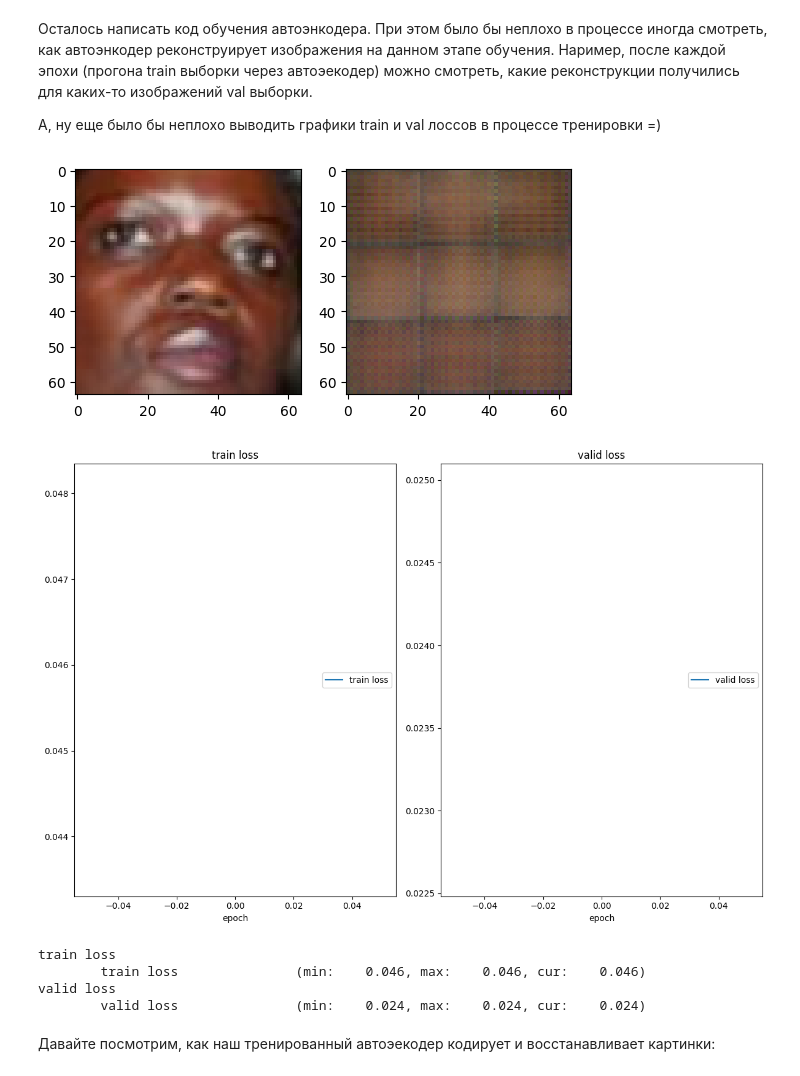
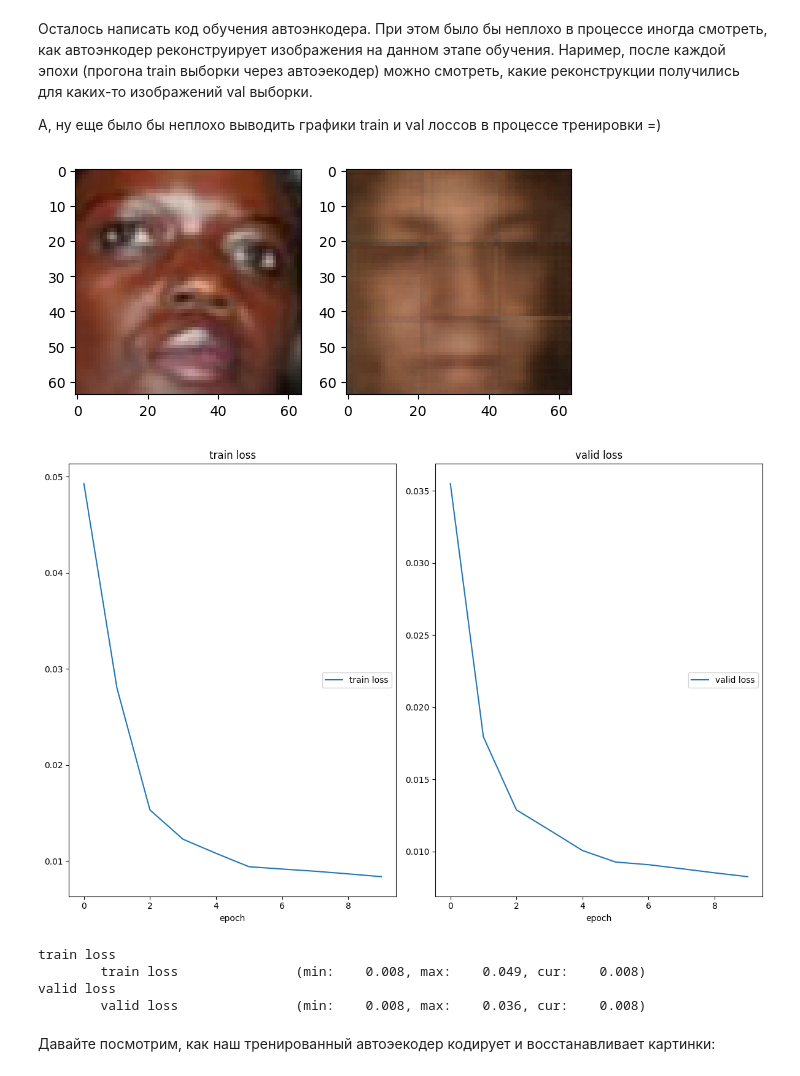
Before and after one commit to cehkop/Deep_learning_school_MIPT, a Jupyter notebook: homework/autoencoders.ipynb, the cells around one changed output. Drawn from its saved outputs; the diff is of its cells as text; code cells hidden in the pictures.

```diff
--- a/homework/autoencoders.ipynb
+++ b/homework/autoencoders.ipynb
@@ -298,7 +307,7 @@ class Autoencoder(nn.Module):
         return generated
 # %%
 model = Autoencoder(base_channel_size = 32,
-                    latent_dim = 128)
+                    latent_dim = 256)
 # define loss, optimizer and learning rate scheduler
 criterion = nn.MSELoss(reduction='mean')
 optimizer = optim.Adam(model.parameters(), lr=3e-4)
@@ -313,7 +322,7 @@ scheduler = torch.optim.lr_scheduler.StepLR(optimizer,
 А, ну еще было бы неплохо выводить графики train и val лоссов в процессе тренировки =)
 # %%
 device = torch.device('cuda') if torch.cuda.is_available() else torch.device('cpu')
-n_epochs = 1
+n_epochs = 10
 train_losses = []
 val_losses = []
 model.to(device)
@@ -330,39 +339,39 @@ for epoch in tqdm(range(n_epochs), leave=False):
         lat, reconstruction = model(batch)
         loss = criterion(reconstruction, batch)
         loss.backward()
         optimizer.step()
         train_losses_per_epoch.append(loss.item())
 
     train_losses.append(np.mean(train_losses_per_epoch))
 
     model.eval()
     val_losses_per_epoch = []
     with torch.no_grad():
         for batch in val_loader:
             batch = batch.view(-1, 3, 64, 64).float().to(device)
             lat, reconstruction = model(batch)
             loss = criterion(reconstruction, batch)
             val_losses_per_epoch.append(loss.item())
 
         plt.subplot(1, 2, 1)
         plt.imshow(batch[0].cpu().view(64, 64, -1))
         plt.subplot(1, 2, 2)
         plt.imshow(reconstruction[0].cpu().view(64, 64, -1))
 
     scheduler.step()
     val_losses.append(np.mean(val_losses_per_epoch))
 
     logs['train loss'] = np.mean(train_losses_per_epoch)
     logs['valid loss'] = np.mean(val_losses_per_epoch)
     liveloss.update(logs)
     liveloss.send()
 # %% [output]
-[figure, old version]
+[figure, new version]
-[figure, old version]
+[figure, new version]
 train loss
-        train loss               (min:    0.046, max:    0.046, cur:    0.046)
+        train loss               (min:    0.008, max:    0.049, cur:    0.008)
 valid loss
-        valid loss               (min:    0.024, max:    0.024, cur:    0.024)
+        valid loss               (min:    0.008, max:    0.036, cur:    0.008)
 # %% [markdown]
 Давайте посмотрим, как наш тренированный автоэекодер кодирует и восстанавливает картинки:
 # %%
```
Also changed, not shown: parts of 38 cells of this notebook.
